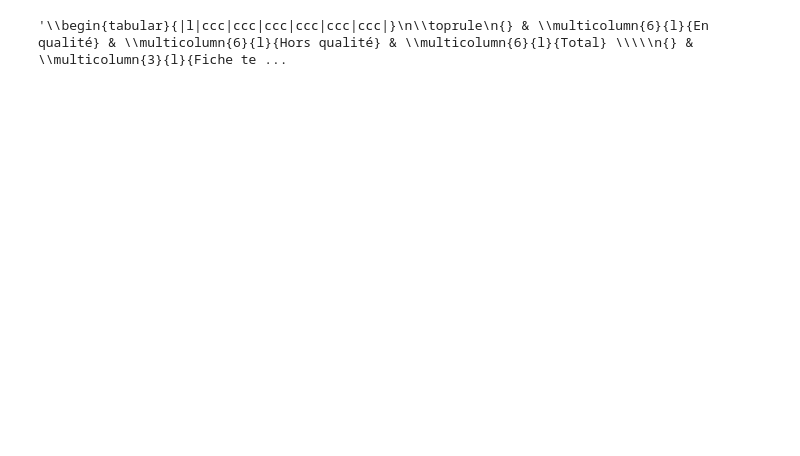
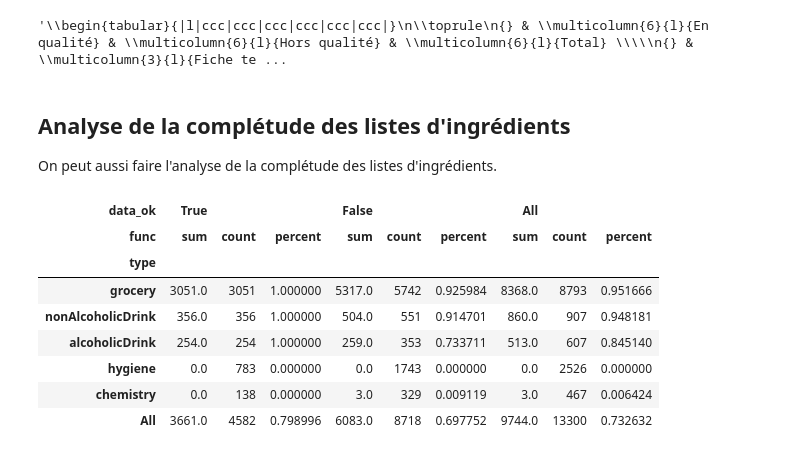
Before and after one commit to UltraDiuve/PIM-Recognizer, a Jupyter notebook: report/notebooks/Analyse donnees du PIM.ipynb, the cells around one changed output. Saved outputs shown, nothing was run; the diff lists cells and outputs as text; code cells hidden in the pictures; blank space fills up the shorter version.

```diff
--- a/report/notebooks/Analyse donnees du PIM.ipynb
+++ b/report/notebooks/Analyse donnees du PIM.ipynb
@@ -859,3 +859,39 @@ report_df4.rename({'has_supplierdatasheet': 'Fiche technique',
 )
 # %% [output]
 '\\begin{tabular}{|l|ccc|ccc|ccc|ccc|ccc|ccc|}\n\\toprule\n{} & \\multicolumn{6}{l}{En qualité} & \\multicolumn{6}{l}{Hors qualité} & \\multicolumn{6}{l}{Total} \\\\\n{} & \\multicolumn{3}{l}{Fiche te ...
+# %% [markdown]
+## Analyse de la complétude des listes d'ingrédients
+
+On peut aussi faire l'analyse de la complétude des listes d'ingrédients.
+# %%
+df['has_ingredients'] = ~df['properties.pprodc:ingredientsList'].isna()
+# %%
+report_df = (
+df.pivot_table(values=['has_ingredients'],
+               columns=['data_ok', ],
+               index=['properties.pprodtop:typeOfProduct'],
+               aggfunc=['sum', 'count'],
+               margins=True,
+              )
+)
+report_df2 = report_df.swaplevel(axis=1, i=0, j=2).sort_index(axis=1).stack([0, 1])
+report_df2['percent'] = report_df2['sum'] / report_df2['count']
+report_df2
+report_df3 = report_df2.unstack(level=[-2, -1]).swaplevel(axis=1, i=0, j=1).swaplevel(axis=1, i=2, j=1).sort_index(axis=1)
+report_df3.columns.rename(['data_ok', 'attached', 'func'], inplace=True)
+report_df3.columns = report_df3.columns.droplevel(level=1)
+type_index = pd.Index(['grocery', 'nonAlcoholicDrink', 'alcoholicDrink', 'hygiene', 'chemistry', 'All'], name='type')
+idxs = [[True, False, 'All'], ['sum', 'count', 'percent']]
+col_index = pd.MultiIndex.from_product(idxs, names=['data_ok', 'func'])
+report_df4 = report_df3.reindex(col_index, axis=1).reindex(type_index)
+report_df4
+# %% [output]
+| data_ok | True |  |  | False |  |  | All |  |  |
+| func | sum | count | percent | sum | count | percent | sum | count | percent |
+| type |  |  |  |  |  |  |  |  |  |
+| grocery | 3051.0 | 3051 | 1.000000 | 5317.0 | 5742 | 0.925984 | 8368.0 | 8793 | 0.951666 |
+| nonAlcoholicDrink | 356.0 | 356 | 1.000000 | 504.0 | 551 | 0.914701 | 860.0 | 907 | 0.948181 |
+| alcoholicDrink | 254.0 | 254 | 1.000000 | 259.0 | 353 | 0.733711 | 513.0 | 607 | 0.845140 |
+| hygiene | 0.0 | 783 | 0.000000 | 0.0 | 1743 | 0.000000 | 0.0 | 2526 | 0.000000 |
+| chemistry | 0.0 | 138 | 0.000000 | 3.0 | 329 | 0.009119 | 3.0 | 467 | 0.006424 |
+| All | 3661.0 | 4582 | 0.798996 | 6083.0 | 8718 | 0.697752 | 9744.0 | 13300 | 0.732632 |
```
Also changed, not shown: parts of 1 cell of this notebook, 1 other file.
